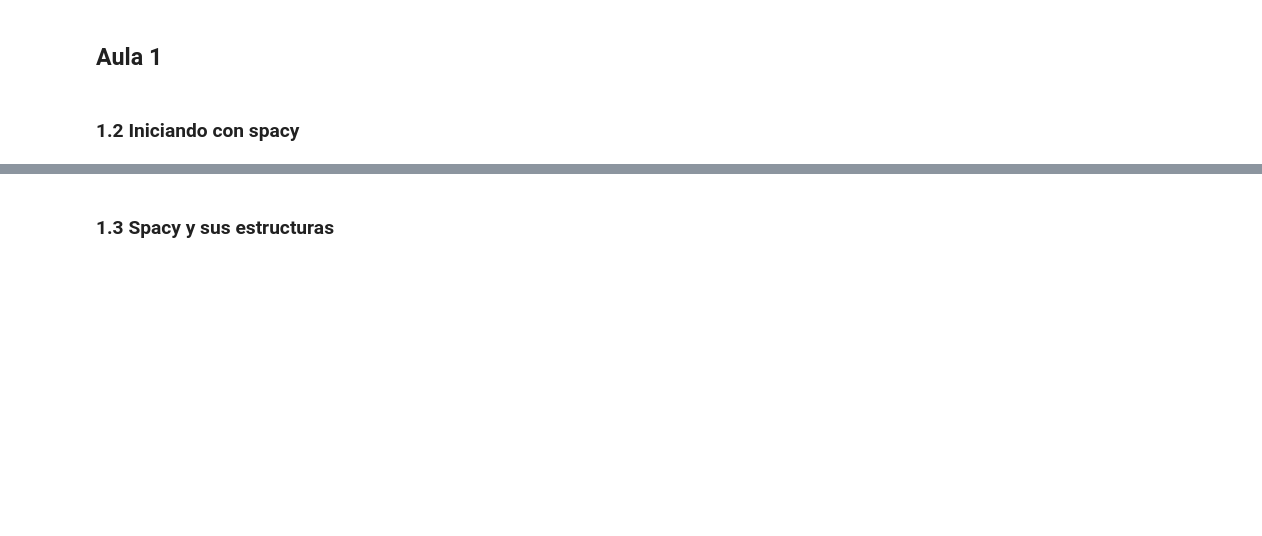
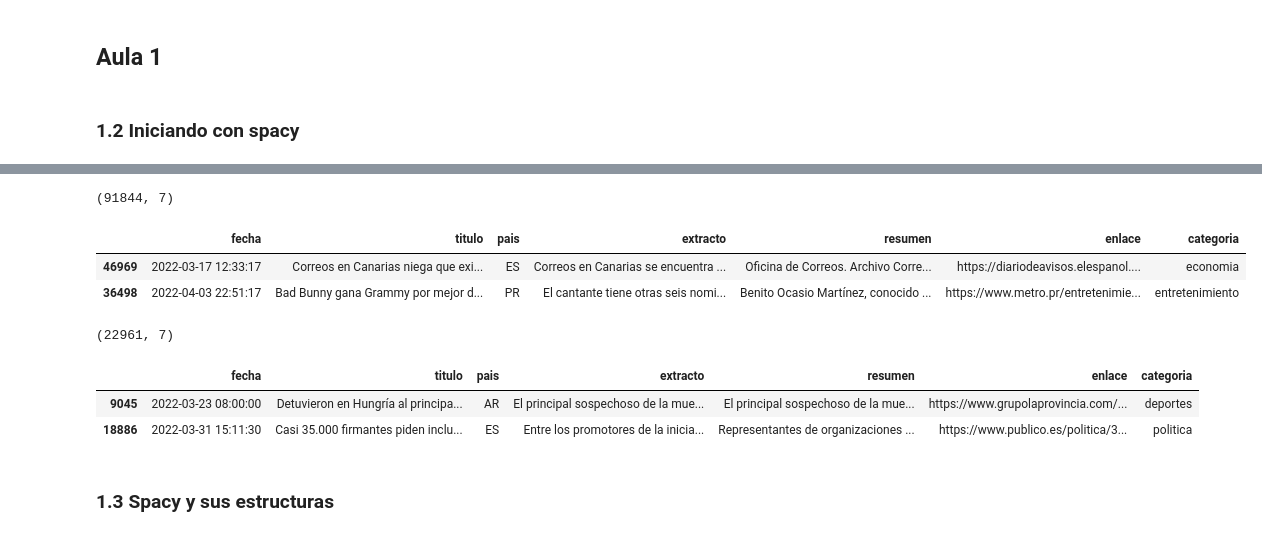
Before and after one commit to ahcamachod/1904-word2vec-entrenamiento-de-word-embedding, a Jupyter notebook: word2vec_entrenamiento.ipynb, the cells around one changed output, grey strips where cells are left out. Cells and saved outputs as stored; diff of their text form; code cells hidden in the pictures; blank space fills up the shorter version.

```diff
--- a/word2vec_entrenamiento.ipynb
+++ b/word2vec_entrenamiento.ipynb
@@ -24,0 +34,5 @@ La documentación referente al diseño de las arquitecturas Word2Vec la encontra
+# %%
+import pandas as pd
+
+noticias_train = pd.read_csv('/content/drive/MyDrive/word2vec/noticias_entrenamiento.csv')
+noticias_test = pd.read_csv('/content/drive/MyDrive/word2vec/noticias_prueba.csv')
@@ -24,0 +41,20 @@ La documentación referente al diseño de las arquitecturas Word2Vec la encontra
+# %%
+noticias_train.shape
+# %% [output]
+(91844, 7)
+# %%
+noticias_train.sample(2)
+# %% [output]
+|  | fecha | titulo | pais | extracto | resumen | enlace | categoria |
+| 46969 | 2022-03-17 12:33:17 | Correos en Canarias niega que exi... | ES | Correos en Canarias se encuentra ... | Oficina de Correos. Archivo Corre... | https://diariodeavisos.elespanol.... | economia |
+| 36498 | 2022-04-03 22:51:17 | Bad Bunny gana Grammy por mejor d... | PR | El cantante tiene otras seis nomi... | Benito Ocasio Martínez, conocido ... | https://www.metro.pr/entretenimie... | entretenimiento |
+# %%
+noticias_test.shape
+# %% [output]
+(22961, 7)
+# %%
+noticias_test.sample(2)
+# %% [output]
+|  | fecha | titulo | pais | extracto | resumen | enlace | categoria |
+| 9045 | 2022-03-23 08:00:00 | Detuvieron en Hungría al principa... | AR | El principal sospechoso de la mue... | El principal sospechoso de la mue... | https://www.grupolaprovincia.com/... | deportes |
+| 18886 | 2022-03-31 15:11:30 | Casi 35.000 firmantes piden inclu... | ES | Entre los promotores de la inicia... | Representantes de organizaciones ... | https://www.publico.es/politica/3... | politica |
```
Also changed, not shown: parts of 20 cells of this notebook.
